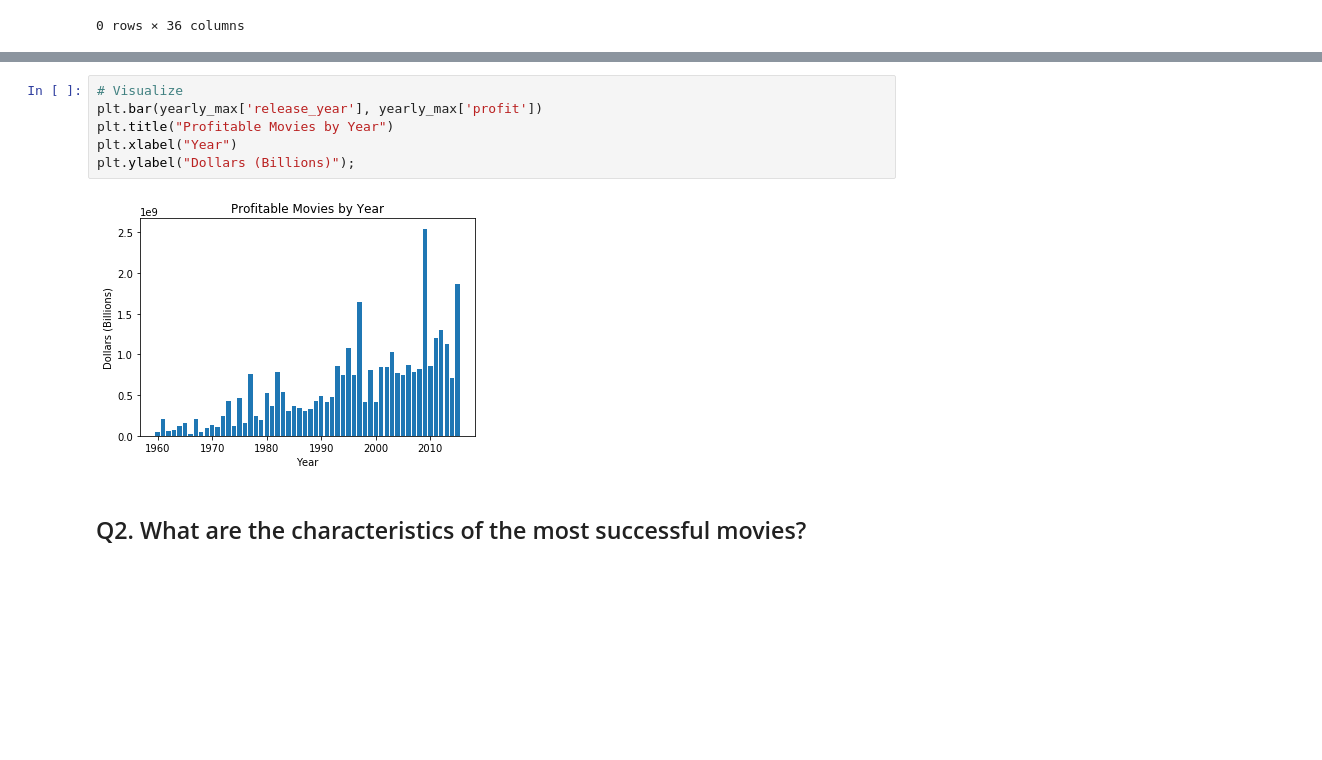
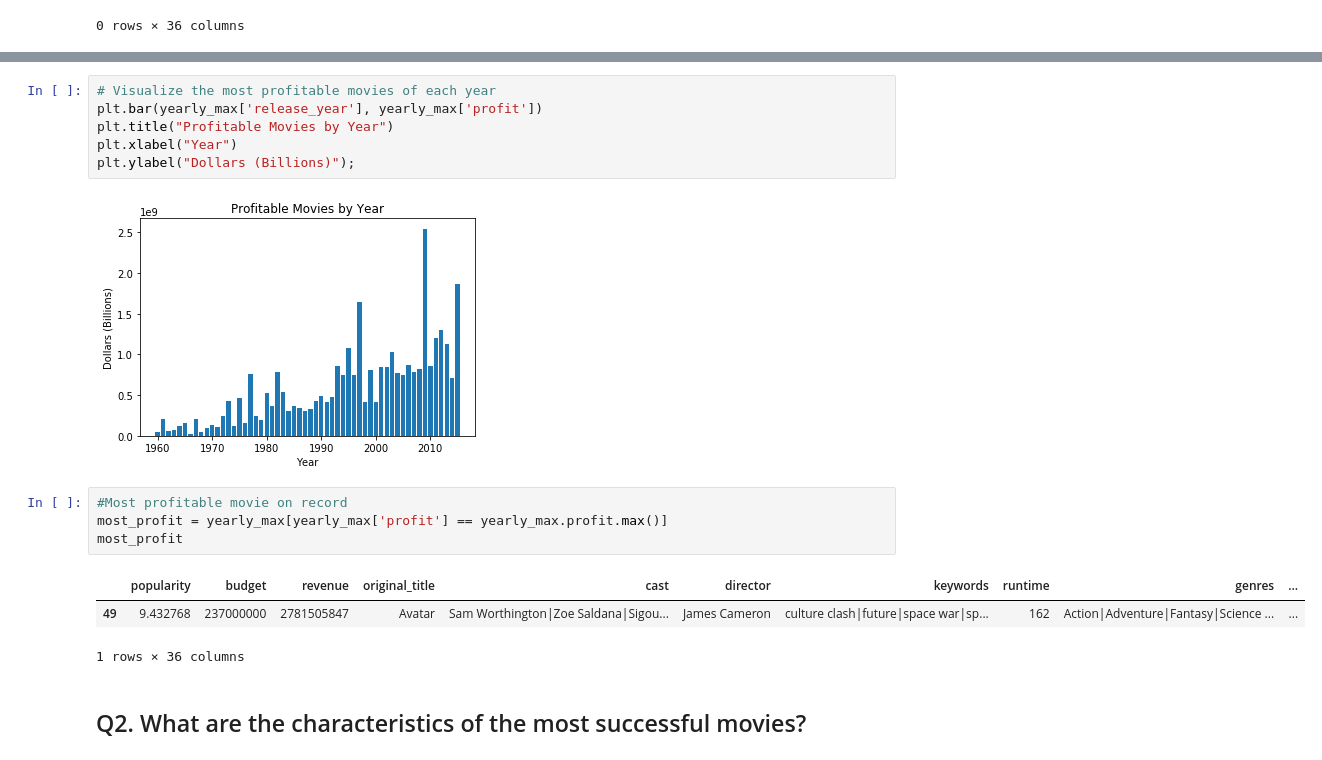
Before and after one commit to tadegbenro/Udacity_NAND_MovieDataAnalysis, a Jupyter notebook: Movie Data Investigations and Analysis.ipynb, the cells around one changed output, grey strips where cells are left out. Cells and saved outputs as stored; diff of their text form; blank space fills up the shorter version.

```diff
--- a/Movie Data Investigations and Analysis.ipynb
+++ b/Movie Data Investigations and Analysis.ipynb
@@ -541,11 +531,19 @@ yearly_max.shape
 # %%
-# Visualize
+# Visualize the most profitable movies of each year
 plt.bar(yearly_max['release_year'], yearly_max['profit'])
 plt.title("Profitable Movies by Year")
 plt.xlabel("Year")
 plt.ylabel("Dollars (Billions)");
 # %% [output]
 [figure]
+# %%
+#Most profitable movie on record
+most_profit = yearly_max[yearly_max['profit'] == yearly_max.profit.max()]
+most_profit
+# %% [output]
+|  | popularity | budget | revenue | original_title | cast | director | keywords | runtime | genres | ... |
+| 49 | 9.432768 | 237000000 | 2781505847 | Avatar | Sam Worthington|Zoe Saldana|Sigou... | James Cameron | culture clash|future|space war|sp... | 162 | Action|Adventure|Fantasy|Science ... | ... |
+1 rows × 36 columns
 # %% [markdown]
 ## Q2. What are the characteristics of the most successful movies?
 # %% [markdown]
```
Also changed, not shown: parts of 6 cells of this notebook.
